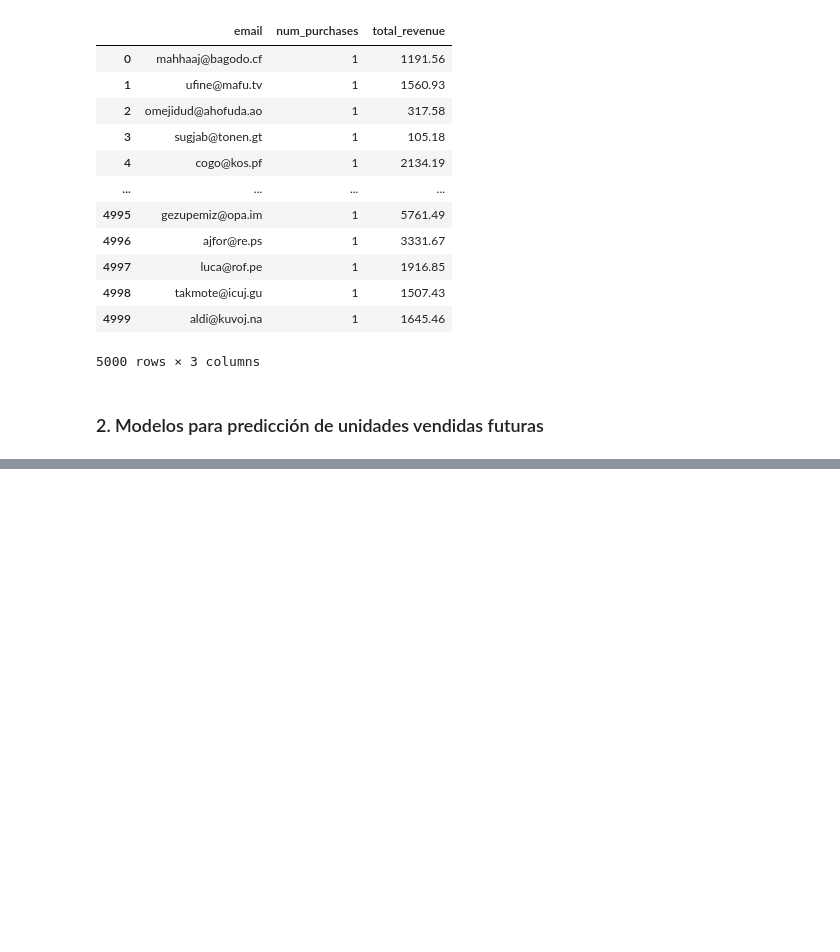
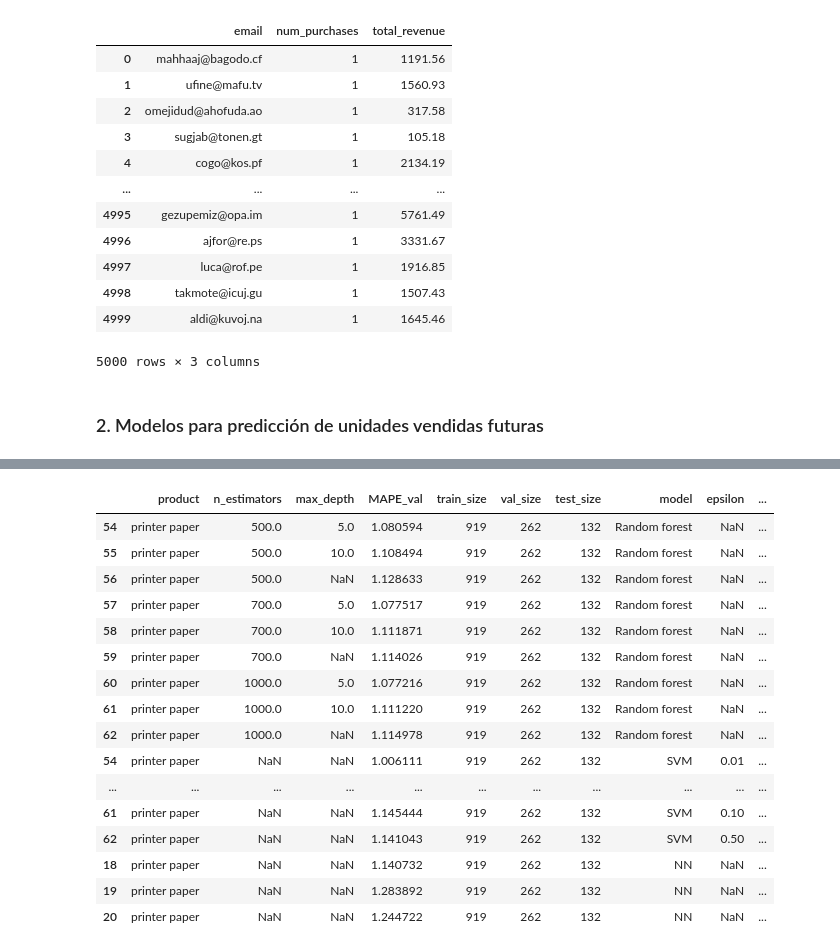
Before and after one commit to Karen22g/project2_bigdata, a Jupyter notebook: EDA.ipynb, the cells around one changed output, grey strips where cells are left out. Drawn from its saved outputs; the diff is of its cells as text; code cells hidden in the pictures; blank space fills up the shorter version.

```diff
--- a/EDA.ipynb
+++ b/EDA.ipynb
@@ -924,0 +780,24 @@ Name: 2, dtype: object
+# %%
+df_prod = crear_lags(df_prod)
+# %%
+from sklearn.model_selection import train_test_split
+
+#dividir en training 70%, validación 20% y testing 10%
+X = df_prod[cols].drop("total_quantity", axis=1)   # Todas las features
+y = df_prod["total_quantity"]                # Variable objetivo
+
+# --- 1. Separar Train (70%) + Temp (30%) ---
+X_train, X_temp, y_train, y_temp = train_test_split(
+    X, y, test_size=0.30, random_state=42
+)
+
+# --- 2. Separar Temp en Validación (20%) y Test (10%) ---
+# De X_temp (30%), la validación debe ser 20/30 = 0.6667
+X_val, X_test, y_val, y_test = train_test_split(
+    X_temp, y_temp, test_size=1/3, random_state=42
+)
+
+# Revisar tamaños
+print("Train:", len(X_train))
+print("Validación:", len(X_val))
+print("Test:", len(X_test))
@@ -924,0 +1068,26 @@ Name: 2, dtype: object
+# %%
+df_resultados['model'] = 'Random forest'
+df_resultados2['model'] = 'SVM'
+df_resultados_nn['model'] = 'NN'
+# %%
+totalresults = pd.concat([df_resultados,df_resultados2, df_resultados_nn])
+# %%
+totalresults[totalresults['product']=='printer paper']#['product'].unique()
+# %% [output]
+|  | product | n_estimators | max_depth | MAPE_val | train_size | val_size | test_size | model | epsilon | ... |
+| 54 | printer paper | 500.0 | 5.0 | 1.080594 | 919 | 262 | 132 | Random forest | NaN | ... |
+| 55 | printer paper | 500.0 | 10.0 | 1.108494 | 919 | 262 | 132 | Random forest | NaN | ... |
+| 56 | printer paper | 500.0 | NaN | 1.128633 | 919 | 262 | 132 | Random forest | NaN | ... |
+| 57 | printer paper | 700.0 | 5.0 | 1.077517 | 919 | 262 | 132 | Random forest | NaN | ... |
+| 58 | printer paper | 700.0 | 10.0 | 1.111871 | 919 | 262 | 132 | Random forest | NaN | ... |
+| 59 | printer paper | 700.0 | NaN | 1.114026 | 919 | 262 | 132 | Random forest | NaN | ... |
+| 60 | printer paper | 1000.0 | 5.0 | 1.077216 | 919 | 262 | 132 | Random forest | NaN | ... |
+| 61 | printer paper | 1000.0 | 10.0 | 1.111220 | 919 | 262 | 132 | Random forest | NaN | ... |
+| 62 | printer paper | 1000.0 | NaN | 1.114978 | 919 | 262 | 132 | Random forest | NaN | ... |
+| 54 | printer paper | NaN | NaN | 1.006111 | 919 | 262 | 132 | SVM | 0.01 | ... |
+| ... | ... | ... | ... | ... | ... | ... | ... | ... | ... | ... |
+| 61 | printer paper | NaN | NaN | 1.145444 | 919 | 262 | 132 | SVM | 0.10 | ... |
+| 62 | printer paper | NaN | NaN | 1.141043 | 919 | 262 | 132 | SVM | 0.50 | ... |
+| 18 | printer paper | NaN | NaN | 1.140732 | 919 | 262 | 132 | NN | NaN | ... |
+| 19 | printer paper | NaN | NaN | 1.283892 | 919 | 262 | 132 | NN | NaN | ... |
+| 20 | printer paper | NaN | NaN | 1.244722 | 919 | 262 | 132 | NN | NaN | ... |
```
Also changed, not shown: parts of 24 cells of this notebook, 9 other files.
